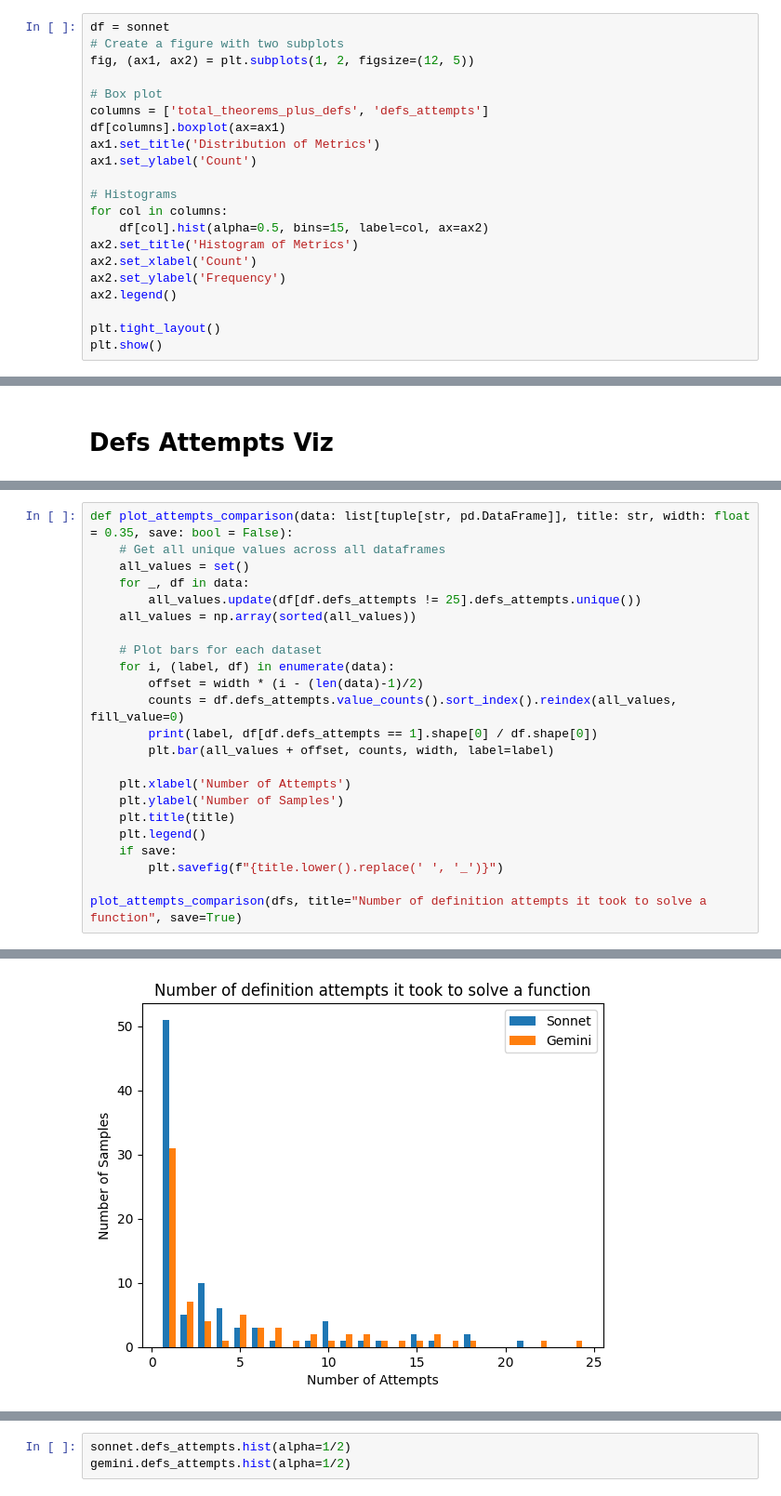
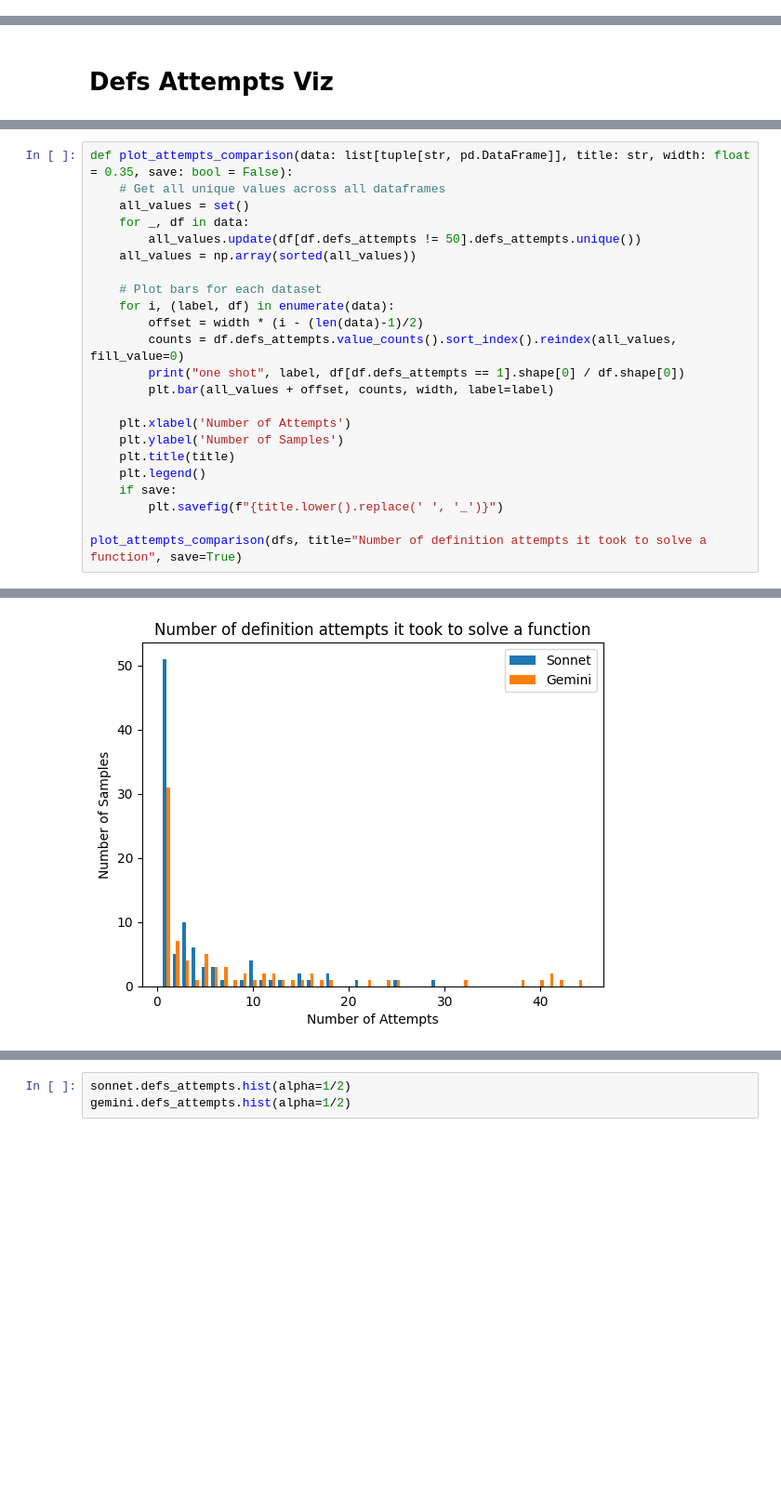
Before and after one commit to quinn-dougherty/fvapps, a Jupyter notebook: src/notebooks/baselines/observability.ipynb, the cells around one changed output, grey strips where cells are left out. Shown at 93% size. Cells and saved outputs as stored; diff of their text form; blank space fills up the shorter version.

```diff
--- a/src/notebooks/baselines/observability.ipynb
+++ b/src/notebooks/baselines/observability.ipynb
@@ -84,23 +66,2 @@ dtype: object
 # %% [markdown]
 # Quantitative visualization
-# %%
-df = sonnet
-# Create a figure with two subplots
-fig, (ax1, ax2) = plt.subplots(1, 2, figsize=(12, 5))
-
-# Box plot
-columns = ['total_theorems_plus_defs', 'defs_attempts']
-df[columns].boxplot(ax=ax1)
-ax1.set_title('Distribution of Metrics')
-ax1.set_ylabel('Count')
-
-# Histograms
-for col in columns:
-    df[col].hist(alpha=0.5, bins=15, label=col, ax=ax2)
-ax2.set_title('Histogram of Metrics')
-ax2.set_xlabel('Count')
-ax2.set_ylabel('Frequency')
-ax2.legend()
-
-plt.tight_layout()
-plt.show()
@@ -253,14 +210,14 @@ def plot_attempts_comparison(data: list[tuple[str, pd.DataFrame]], title: str, w
     # Get all unique values across all dataframes
     all_values = set()
     for _, df in data:
-        all_values.update(df[df.defs_attempts != 25].defs_attempts.unique())
+        all_values.update(df[df.defs_attempts != 50].defs_attempts.unique())
     all_values = np.array(sorted(all_values))
 
     # Plot bars for each dataset
     for i, (label, df) in enumerate(data):
         offset = width * (i - (len(data)-1)/2)
         counts = df.defs_attempts.value_counts().sort_index().reindex(all_values, fill_value=0)
-        print(label, df[df.defs_attempts == 1].shape[0] / df.shape[0])
+        print("one shot", label, df[df.defs_attempts == 1].shape[0] / df.shape[0])
         plt.bar(all_values + offset, counts, width, label=label)
 
     plt.xlabel('Number of Attempts')
@@ -277,2 +234,2 @@ Gemini 0.31
-[figure, old version]
+[figure, new version]
 # %%
```
Also changed, not shown: parts of 25 cells of this notebook, 4 other files.
